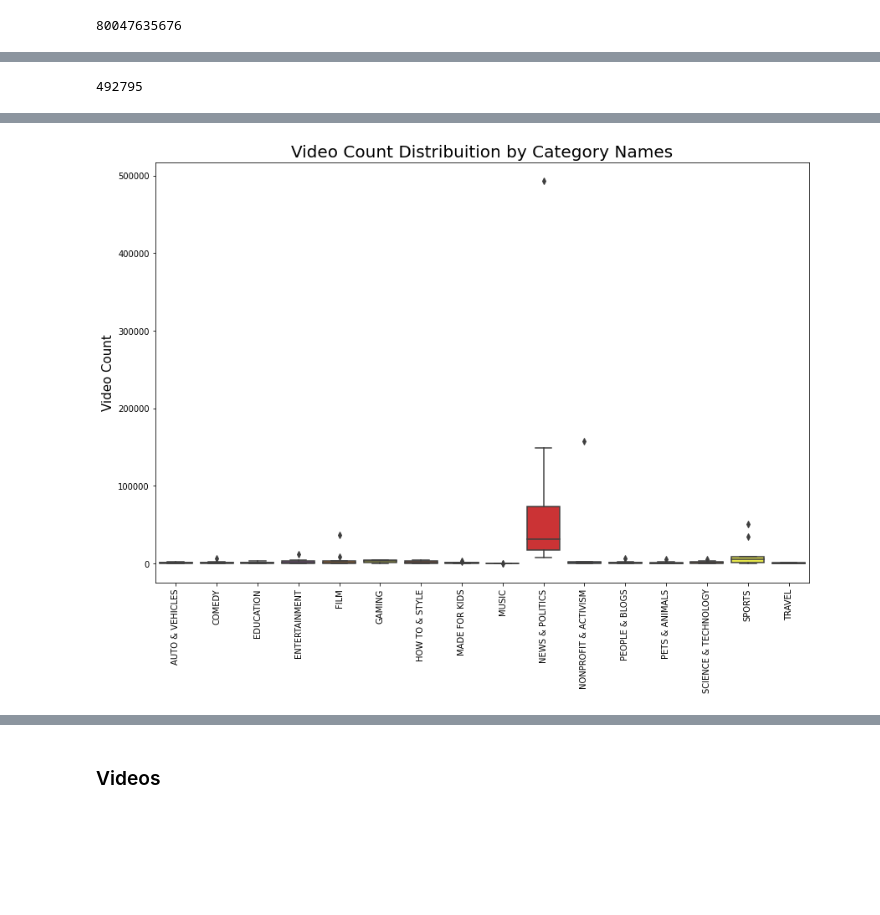
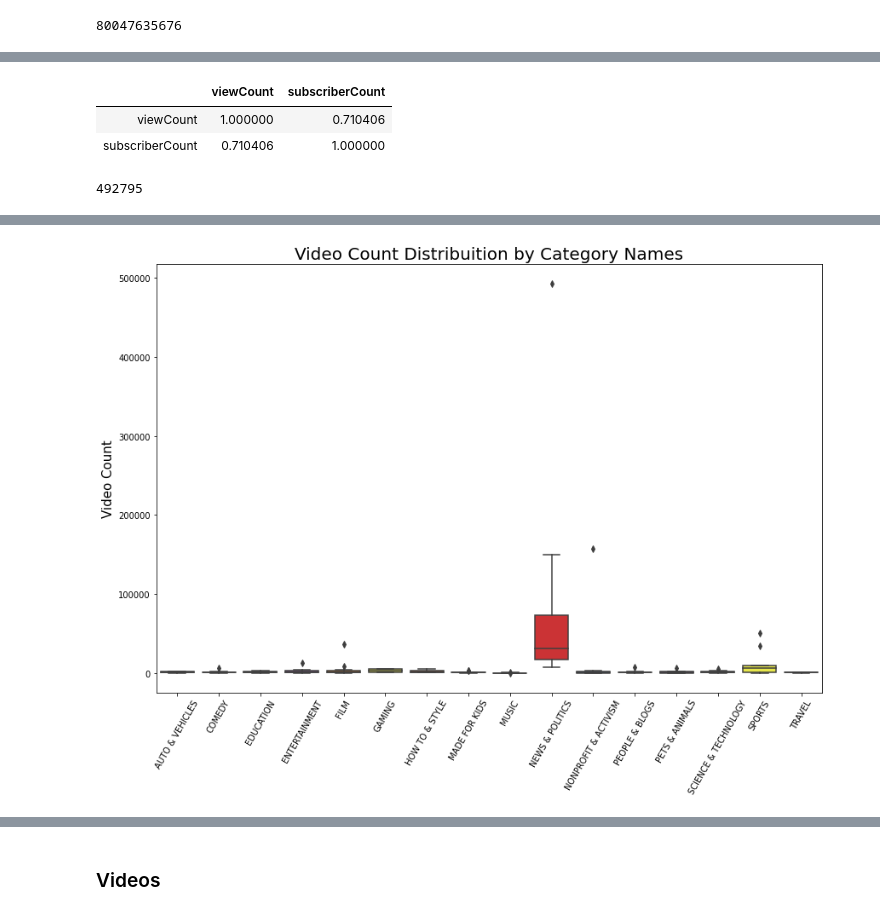
Before and after one commit to gohjiayi/youtube_analysis, a Jupyter notebook: data_exploration.ipynb, the cells around one changed output, grey strips where cells are left out. Saved outputs shown, nothing was run; the diff lists cells and outputs as text; code cells hidden in the pictures; blank space fills up the shorter version.

```diff
--- a/data_exploration.ipynb
+++ b/data_exploration.ipynb
@@ -79,3 +94,10 @@ plt.show()
+# %%
+#correlation
+channel_info[['viewCount','subscriberCount']].corr()
+# %% [output]
+|  | viewCount | subscriberCount |
+| viewCount | 1.000000 | 0.710406 |
+| subscriberCount | 0.710406 | 1.000000 |
 # %%
 channel_info["videoCount"].max()
 # %% [output]
@@ -88,14 +110,14 @@ channel_info[channel_info["videoCount"] == 492795]
 # %%
 plt.figure(figsize = (14,9))
 plt.subplot()
-g1 = sns.boxplot(x='Category', y='videoCount', data=channel_info, palette="Set1")
-g1.set_xticklabels(g1.get_xticklabels(),rotation=90)
+g1 = sb.boxplot(x='Category', y='videoCount', data=channel_info, palette="Set1")
+g1.set_xticklabels(g1.get_xticklabels(),rotation=60)
 g1.set_title("Video Count Distribuition by Category Names", fontsize=20)
 g1.set_xlabel("", fontsize=15)
 g1.set_ylabel("Video Count", fontsize=15)
 
 plt.subplots_adjust(hspace = 0.9, top = 0.9)
 
 plt.show()
 # %% [output]
-[figure, old version]
+[figure, new version]
```
Also changed, not shown: parts of 29 cells of this notebook.
